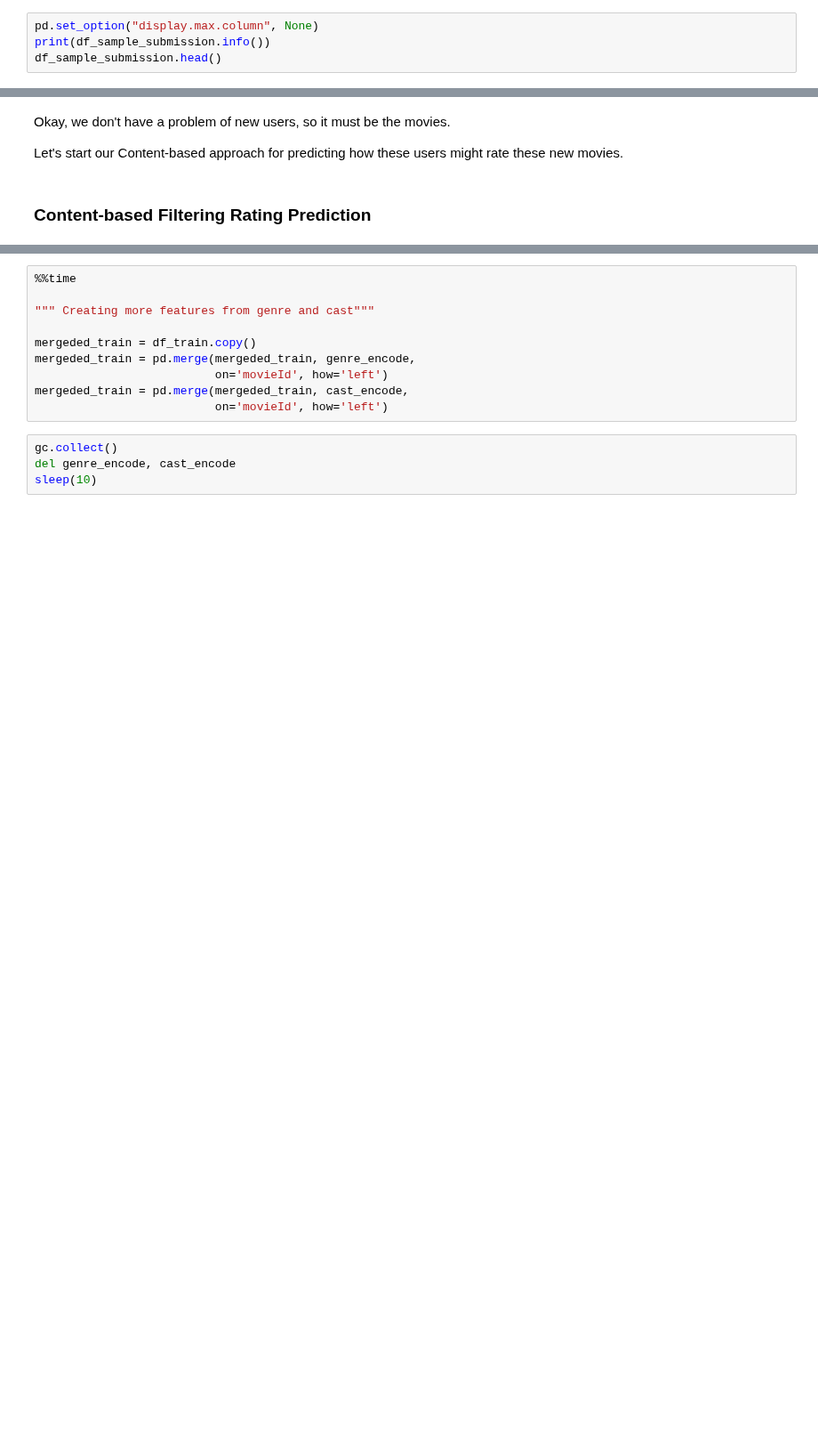
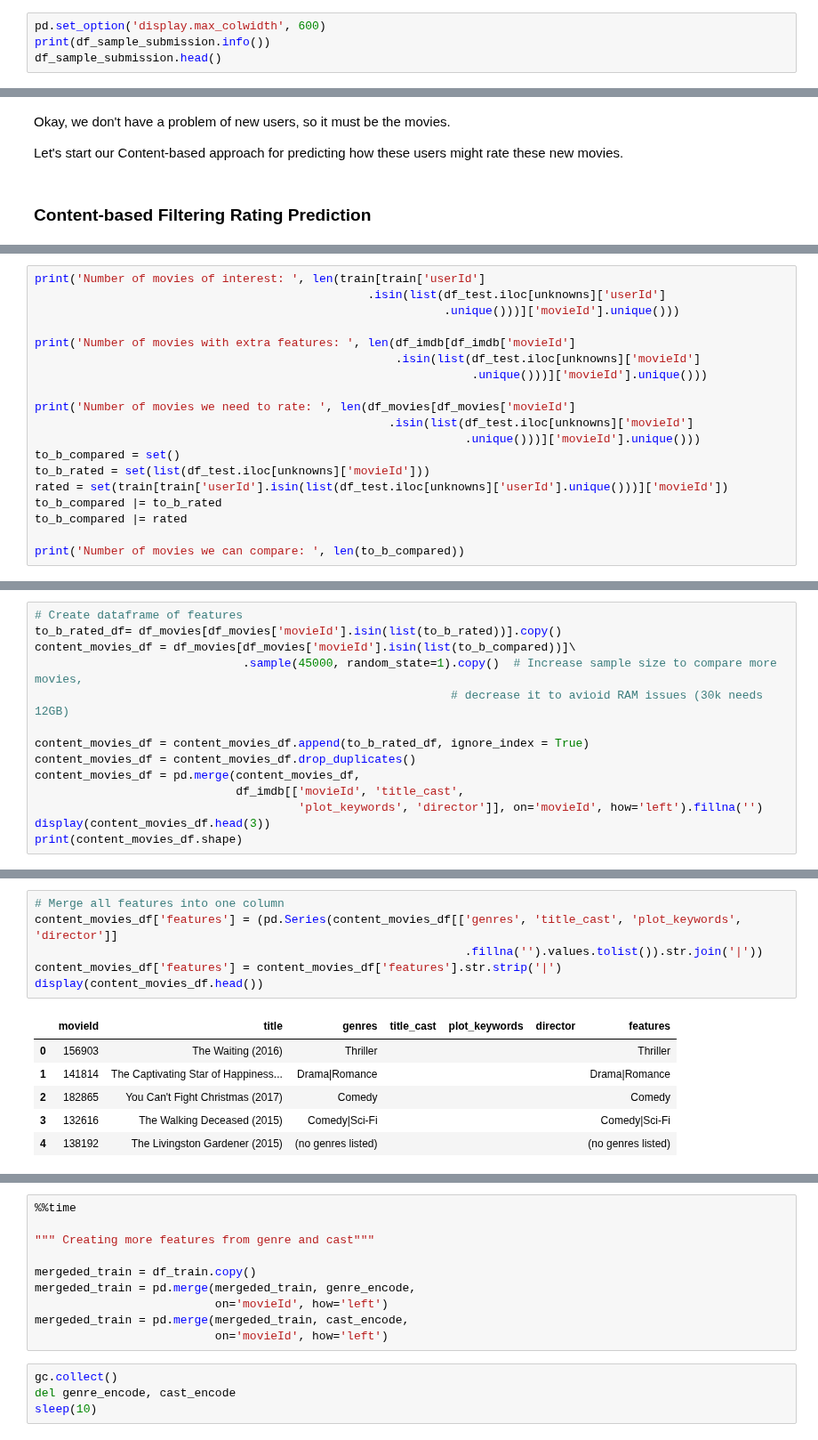
Before and after one commit to daniel-bru/ZM5-Recommender_System-2022, a Jupyter notebook: zm5-recommender-system-main.ipynb, the cells around one changed output, grey strips where cells are left out. Shown at 89% size. Saved outputs shown, nothing was run; the diff lists cells and outputs as text; blank space fills up the shorter version.

Commit message:
Update with Content based Predictions

```diff
--- a/zm5-recommender-system-main.ipynb
+++ b/zm5-recommender-system-main.ipynb
@@ -118,7 +118,7 @@ df_test = pd.read_csv(root_path + 'test.csv')
 df_tags = pd.read_csv(root_path + 'tags.csv')
 df_links = pd.read_csv(root_path + 'links.csv')
 # %%
-pd.set_option("display.max.column", None)
+pd.set_option('display.max_colwidth', 600)
 print(df_sample_submission.info())
 df_sample_submission.head()
 # %% [output]
@@ -1338,0 +1382,19 @@ The preprocess:
+# %%
+print('Number of movies of interest: ', len(train[train['userId']
+                                                .isin(list(df_test.iloc[unknowns]['userId']
+                                                           .unique()))]['movieId'].unique()))
+
+print('Number of movies with extra features: ', len(df_imdb[df_imdb['movieId']
+                                                    .isin(list(df_test.iloc[unknowns]['movieId']
+                                                               .unique()))]['movieId'].unique()))
+
+print('Number of movies we need to rate: ', len(df_movies[df_movies['movieId']
+                                                   .isin(list(df_test.iloc[unknowns]['movieId']
+                                                              .unique()))]['movieId'].unique()))
+to_b_compared = set()
+to_b_rated = set(list(df_test.iloc[unknowns]['movieId']))
+rated = set(train[train['userId'].isin(list(df_test.iloc[unknowns]['userId'].unique()))]['movieId'])
+to_b_compared |= to_b_rated
+to_b_compared |= rated
+
+print('Number of movies we can compare: ', len(to_b_compared))
@@ -1338,0 +1406,14 @@ The preprocess:
+# %%
+# Create dataframe of features
+to_b_rated_df= df_movies[df_movies['movieId'].isin(list(to_b_rated))].copy()
+content_movies_df = df_movies[df_movies['movieId'].isin(list(to_b_compared))]\
+                              .sample(45000, random_state=1).copy()  # Increase sample size to compare more movies,
+                                                            # decrease it to avioid RAM issues (30k needs 12GB)
+
+content_movies_df = content_movies_df.append(to_b_rated_df, ignore_index = True)
+content_movies_df = content_movies_df.drop_duplicates()
+content_movies_df = pd.merge(content_movies_df,
+                             df_imdb[['movieId', 'title_cast',
+                                      'plot_keywords', 'director']], on='movieId', how='left').fillna('')
+display(content_movies_df.head(3))
+print(content_movies_df.shape)
@@ -1338,0 +1426,13 @@ The preprocess:
+# %%
+# Merge all features into one column
+content_movies_df['features'] = (pd.Series(content_movies_df[['genres', 'title_cast', 'plot_keywords', 'director']]
+                                                              .fillna('').values.tolist()).str.join('|'))
+content_movies_df['features'] = content_movies_df['features'].str.strip('|')
+display(content_movies_df.head())
+# %% [output]
+|  | movieId | title | genres | title_cast | plot_keywords | director | features |
+| 0 | 156903 | The Waiting (2016) | Thriller |  |  |  | Thriller |
+| 1 | 141814 | The Captivating Star of Happiness... | Drama|Romance |  |  |  | Drama|Romance |
+| 2 | 182865 | You Can't Fight Christmas (2017) | Comedy |  |  |  | Comedy |
+| 3 | 132616 | The Walking Deceased (2015) | Comedy|Sci-Fi |  |  |  | Comedy|Sci-Fi |
+| 4 | 138192 | The Livingston Gardener (2015) | (no genres listed) |  |  |  | (no genres listed) |
```
Also changed, not shown: parts of 37 cells of this notebook.
